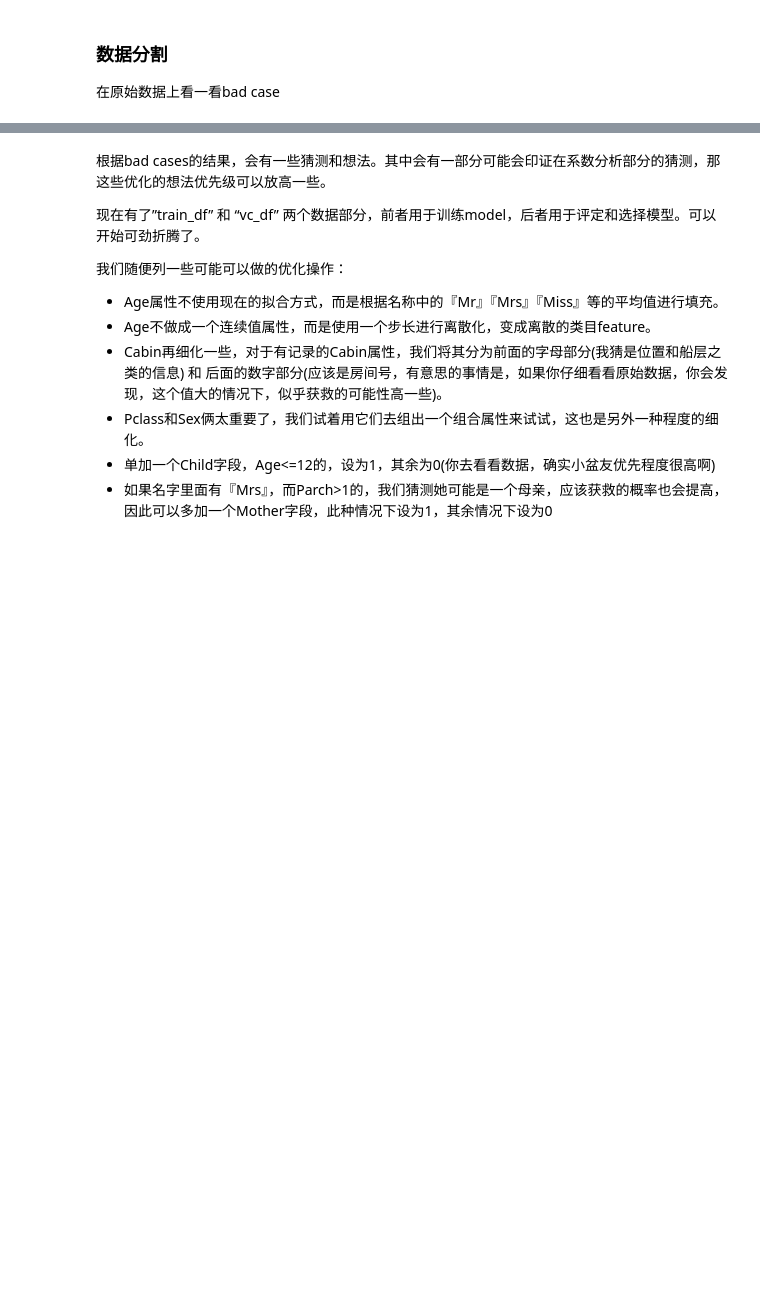
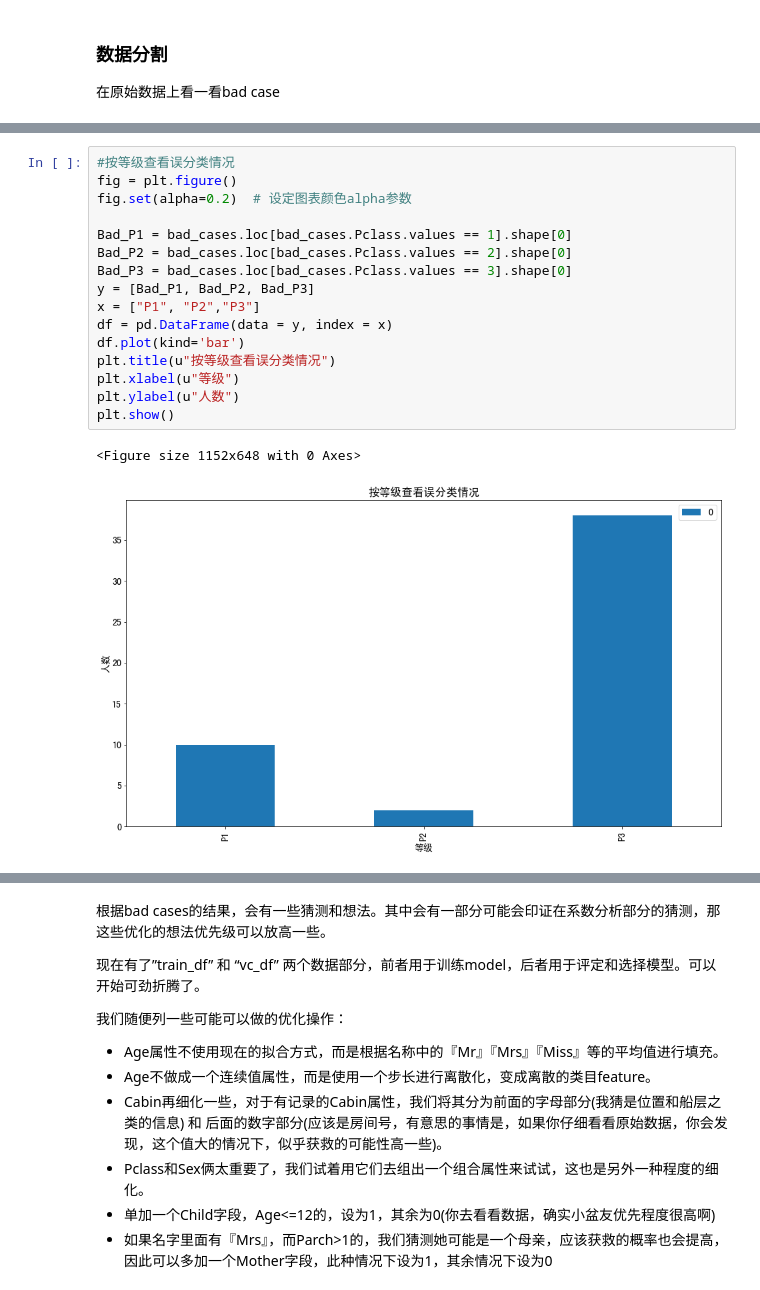
Before and after one commit to FantasyJXF/Kaggle, a Jupyter notebook: Titanic/Titanic_prediction.ipynb, the cells around one changed output, grey strips where cells are left out. Cells and saved outputs as stored; diff of their text form; blank space fills up the shorter version.

```diff
--- a/Titanic/Titanic_prediction.ipynb
+++ b/Titanic/Titanic_prediction.ipynb
@@ -563,0 +599,19 @@ bad_cases
+# %%
+#按等级查看误分类情况
+fig = plt.figure()
+fig.set(alpha=0.2)  # 设定图表颜色alpha参数
+
+Bad_P1 = bad_cases.loc[bad_cases.Pclass.values == 1].shape[0]
+Bad_P2 = bad_cases.loc[bad_cases.Pclass.values == 2].shape[0]
+Bad_P3 = bad_cases.loc[bad_cases.Pclass.values == 3].shape[0]
+y = [Bad_P1, Bad_P2, Bad_P3]
+x = ["P1", "P2","P3"]
+df = pd.DataFrame(data = y, index = x)
+df.plot(kind='bar')
+plt.title(u"按等级查看误分类情况")
+plt.xlabel(u"等级")
+plt.ylabel(u"人数")
+plt.show()
+# %% [output]
+<Figure size 1152x648 with 0 Axes>
+[figure, added]
```
Also changed, not shown: parts of 13 cells of this notebook, 3 other files.
